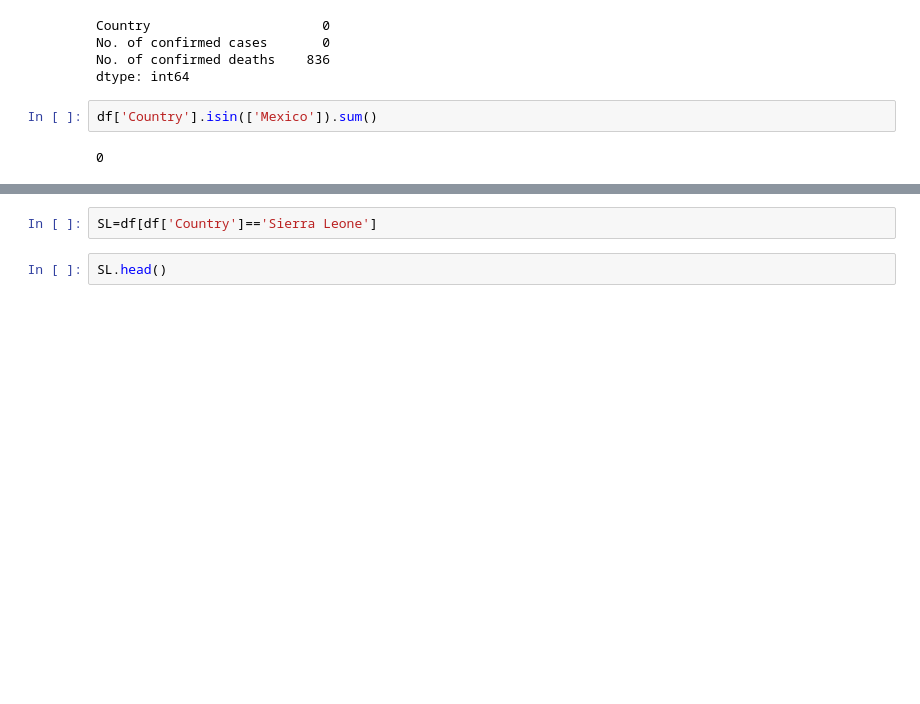
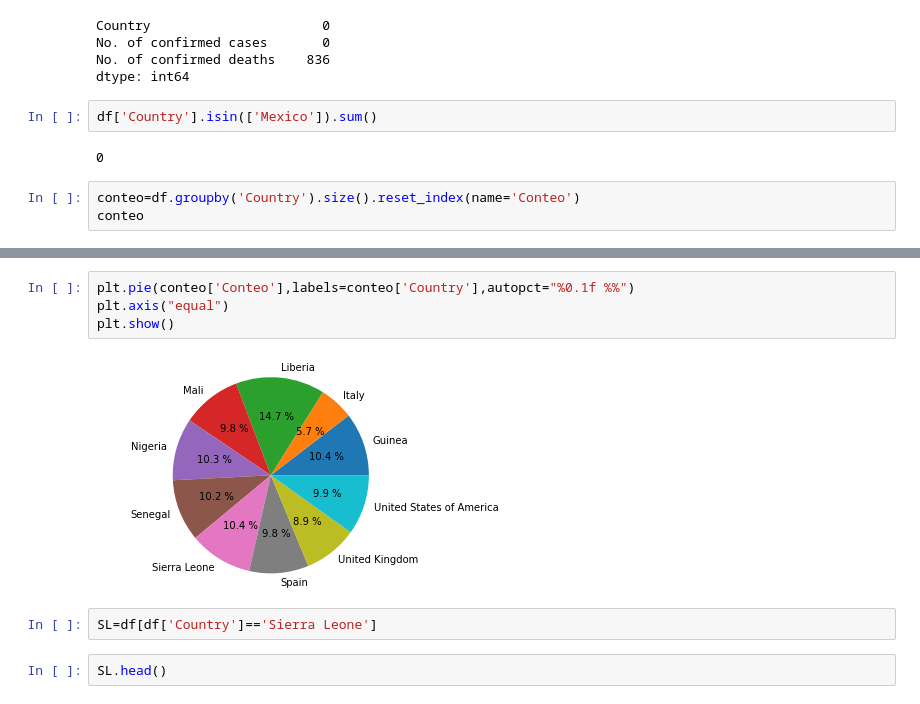
Before and after one commit to seismomat/HerramientasComputacionales, a Jupyter notebook: Pandas_THC.ipynb, the cells around one changed output, grey strips where cells are left out. Cells and saved outputs as stored; diff of their text form; blank space fills up the shorter version.

```diff
--- a/Pandas_THC.ipynb
+++ b/Pandas_THC.ipynb
@@ -69,3 +69,6 @@ dtype: int64
 df['Country'].isin(['Mexico']).sum()
 # %% [output]
 0
+# %%
+conteo=df.groupby('Country').size().reset_index(name='Conteo')
+conteo
@@ -72,3 +87,9 @@ df['Country'].isin(['Mexico']).sum()
+# %%
+plt.pie(conteo['Conteo'],labels=conteo['Country'],autopct="%0.1f %%")
+plt.axis("equal")
+plt.show()
+# %% [output]
+[figure, added]
 # %%
 SL=df[df['Country']=='Sierra Leone']
 # %%
```
Also changed, not shown: parts of 9 cells of this notebook, 2 other files.
